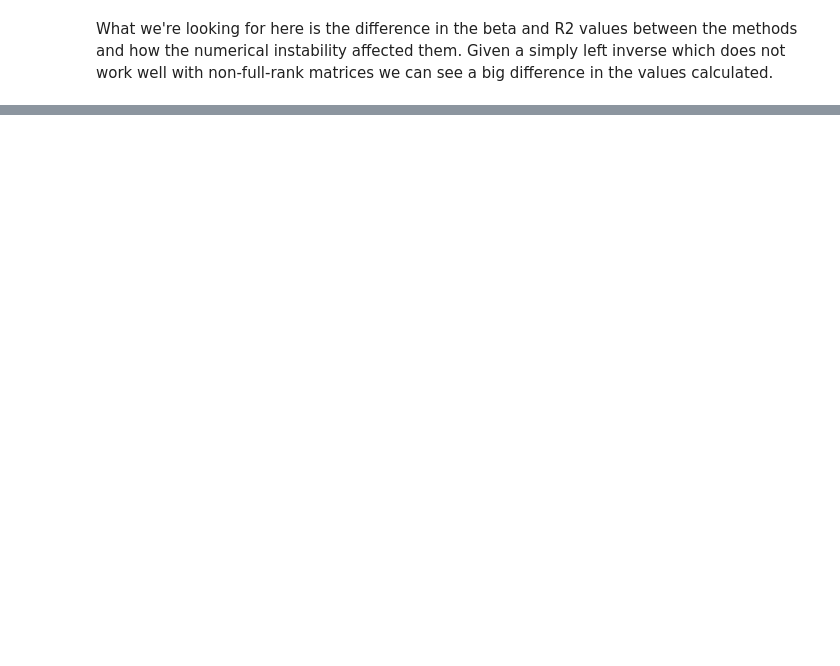
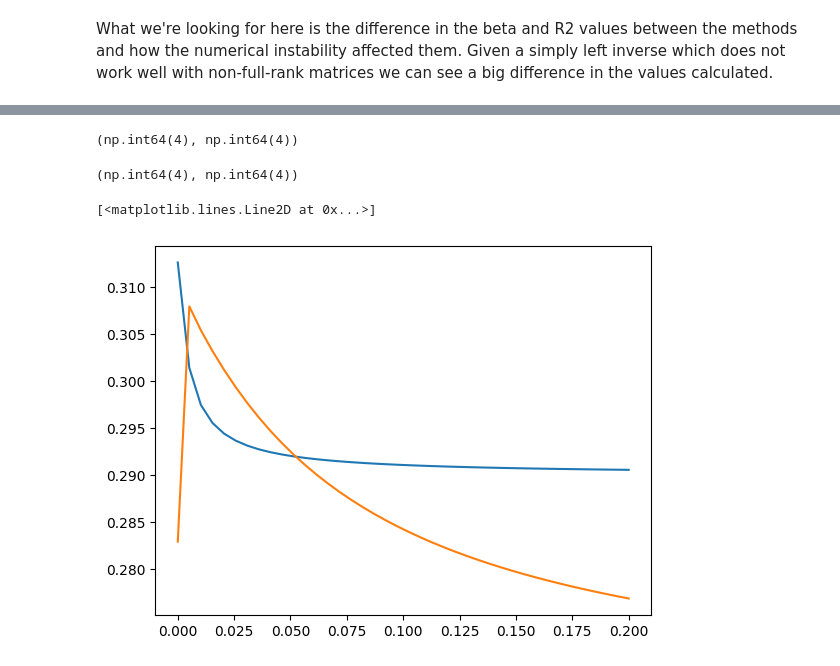
Before and after one commit to Amertz08/python-learnings, a Jupyter notebook: practical-linear-algebra/ch12_exercises.ipynb, the cells around one changed output, grey strips where cells are left out. Cells and saved outputs as stored; diff of their text form; code cells hidden in the pictures; blank space fills up the shorter version.

```diff
--- a/practical-linear-algebra/ch12_exercises.ipynb
+++ b/practical-linear-algebra/ch12_exercises.ipynb
@@ -334,0 +349,4 @@ What we're looking for here is the difference in the beta and R2 values between
+# %%
+def left_inv_regularize_matrix(A: np.ndarray, gamma: float) -> np.ndarray:
+    l = gamma * np.linalg.norm(A, "fro") ** 2
+    return np.linalg.inv(A.T @ A + l * np.eye(A.shape[1])) @ A.T
@@ -334,0 +368,9 @@ What we're looking for here is the difference in the beta and R2 values between
+# %%
+np.linalg.matrix_rank(left_inv_regularize_matrix(RR, 0.0)), np.linalg.matrix_rank(left_inv_regularize_matrix(X, 0))
+# %% [output]
+(np.int64(4), np.int64(4))
+# %%
+# as we can see the reduced rank matrix is now full rank
+np.linalg.matrix_rank(left_inv_regularize_matrix(RR, 0.01)), np.linalg.matrix_rank(left_inv_regularize_matrix(X, 0.01))
+# %% [output]
+(np.int64(4), np.int64(4))
@@ -334,0 +397,32 @@ What we're looking for here is the difference in the beta and R2 values between
+# %%
+for i, g in enumerate(gammas):
+    lInv = left_inv_regularize_matrix(desmat, g)
+
+    # run the regression
+    B = lInv @ Y
+
+    # predicted data
+    yHat = desmat@B
+
+    # model fit to data (R^2)
+    modelfit = np.corrcoef(Y.T,yHat.T)[0,1]**2
+    results[0][i] = modelfit
+
+    # multicolinear
+    lInv = left_inv_regularize_matrix(desmatM, g)
+
+    # run the regression
+    B = lInv @ Y
+
+    # predicted data
+    yHat = desmatM@B
+
+    # model fit to data (R^2)
+    modelfit = np.corrcoef(Y.T,yHat.T)[0,1]**2
+    results[1][i] = modelfit
+# %%
+plt.plot(gammas, results[0])
+plt.plot(gammas, results[1])
+# %% [output]
+[<matplotlib.lines.Line2D at 0x...>]
+[figure, added]
```
Also changed, not shown: parts of 6 cells of this notebook.
